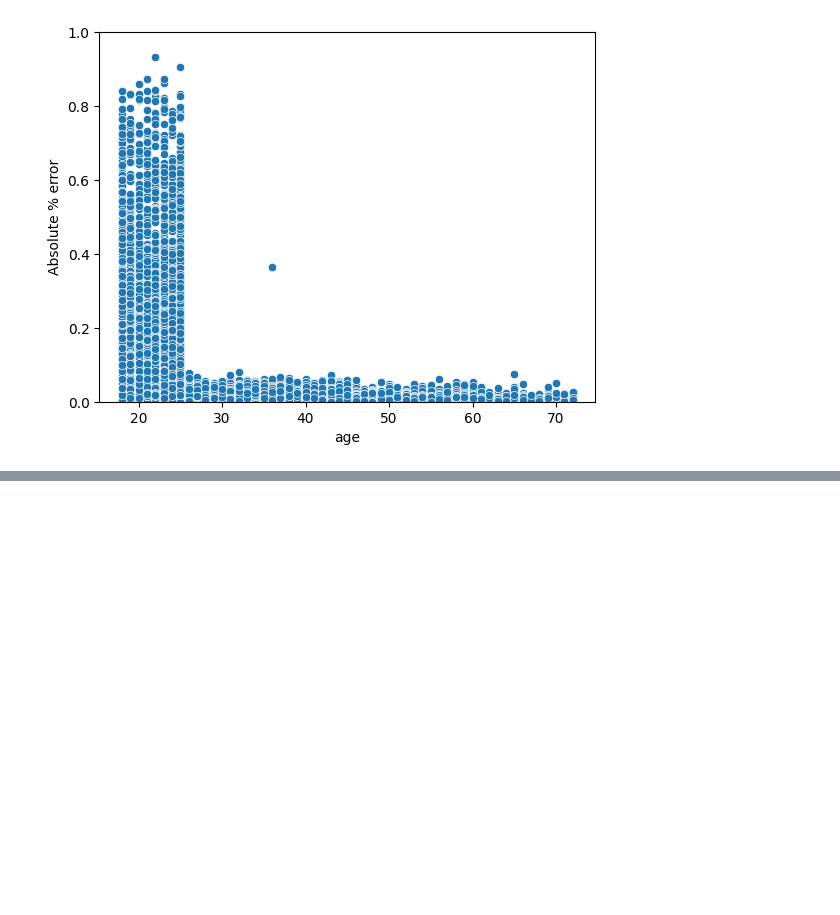
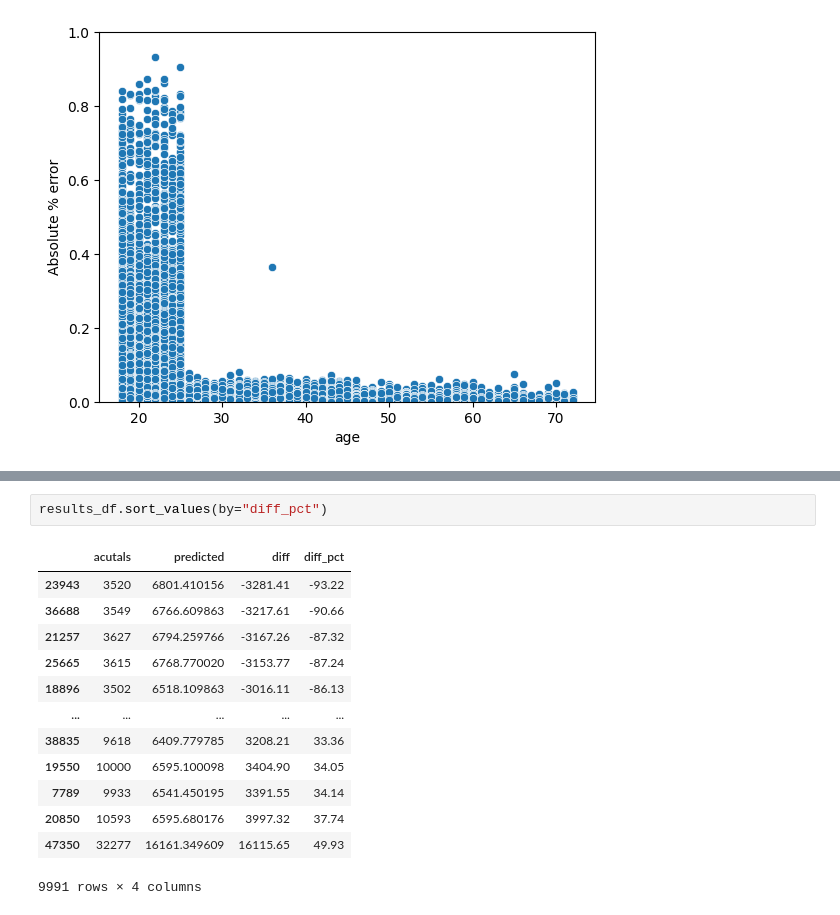
Before and after one commit to HMurawski/Health-Insurance-Model, a Jupyter notebook: notebooks/04_error_analysis_and_segmentation.ipynb, the cells around one changed output, grey strips where cells are left out. Drawn from its saved outputs; the diff is of its cells as text; blank space fills up the shorter version.

```diff
--- a/notebooks/04_error_analysis_and_segmentation.ipynb
+++ b/notebooks/04_error_analysis_and_segmentation.ipynb
@@ -108,0 +135,16 @@ shap.plots.beeswarm(sh_values, max_display=15)
+# %%
+results_df.sort_values(by="diff_pct")
+# %% [output]
+|  | acutals | predicted | diff | diff_pct |
+| 23943 | 3520 | 6801.410156 | -3281.41 | -93.22 |
+| 36688 | 3549 | 6766.609863 | -3217.61 | -90.66 |
+| 21257 | 3627 | 6794.259766 | -3167.26 | -87.32 |
+| 25665 | 3615 | 6768.770020 | -3153.77 | -87.24 |
+| 18896 | 3502 | 6518.109863 | -3016.11 | -86.13 |
+| ... | ... | ... | ... | ... |
+| 38835 | 9618 | 6409.779785 | 3208.21 | 33.36 |
+| 19550 | 10000 | 6595.100098 | 3404.90 | 34.05 |
+| 7789 | 9933 | 6541.450195 | 3391.55 | 34.14 |
+| 20850 | 10593 | 6595.680176 | 3997.32 | 37.74 |
+| 47350 | 32277 | 16161.349609 | 16115.65 | 49.93 |
+9991 rows × 4 columns
```
Also changed, not shown: parts of 10 cells of this notebook.
